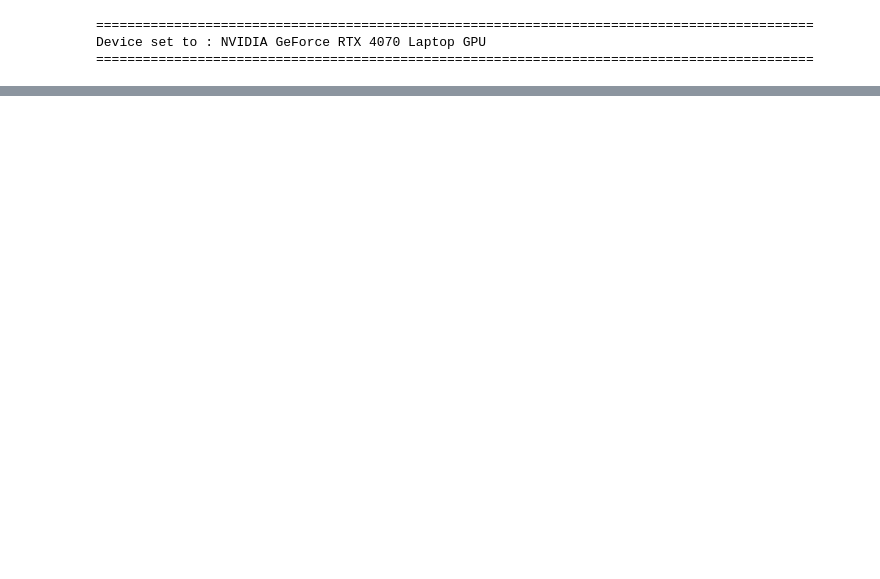
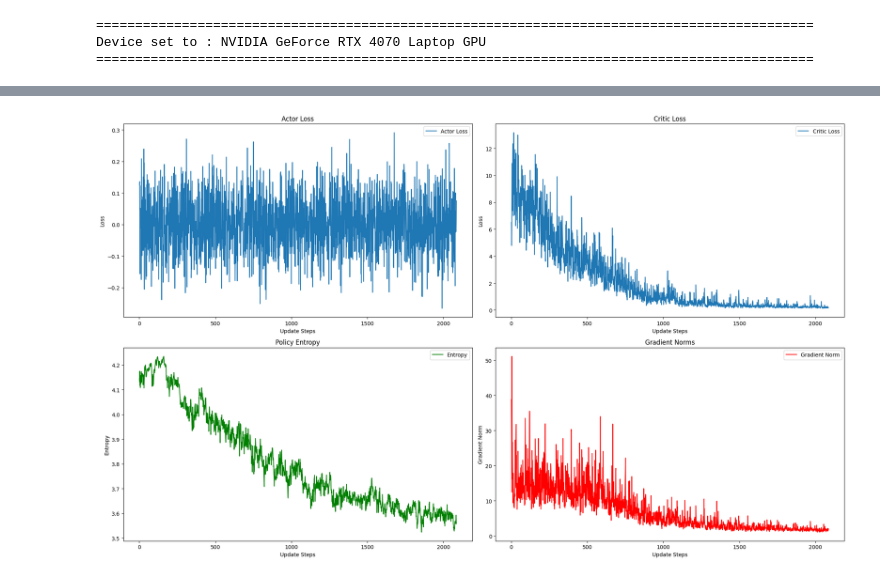
Before and after one commit to miho97/structural_optimization, a Jupyter notebook: src/ppo_main_cnn.ipynb, the cells around one changed output, grey strips where cells are left out. Drawn from its saved outputs; the diff is of its cells as text; code cells hidden in the pictures; blank space fills up the shorter version.

```diff
--- a/src/ppo_main_cnn.ipynb
+++ b/src/ppo_main_cnn.ipynb
@@ -301,0 +271,4 @@ RuntimeError: mat1 and mat2 shapes cannot be multiplied (32x6272 and 4608x256)
+# %%
+ppo_agent.plot_metrics()
+# %% [output]
+[figure, added]
```
Also changed, not shown: parts of 4 cells of this notebook, 5 other files.
